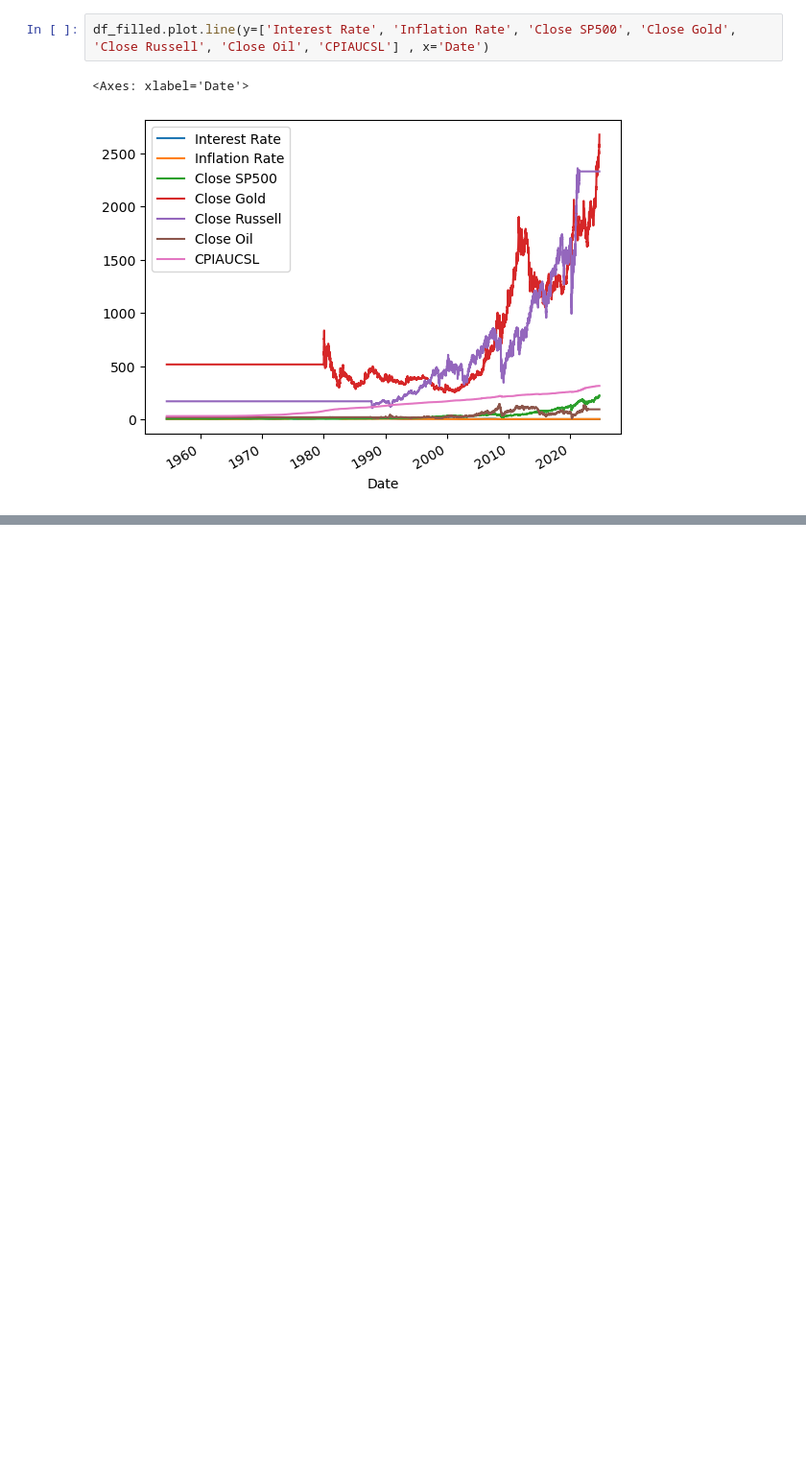
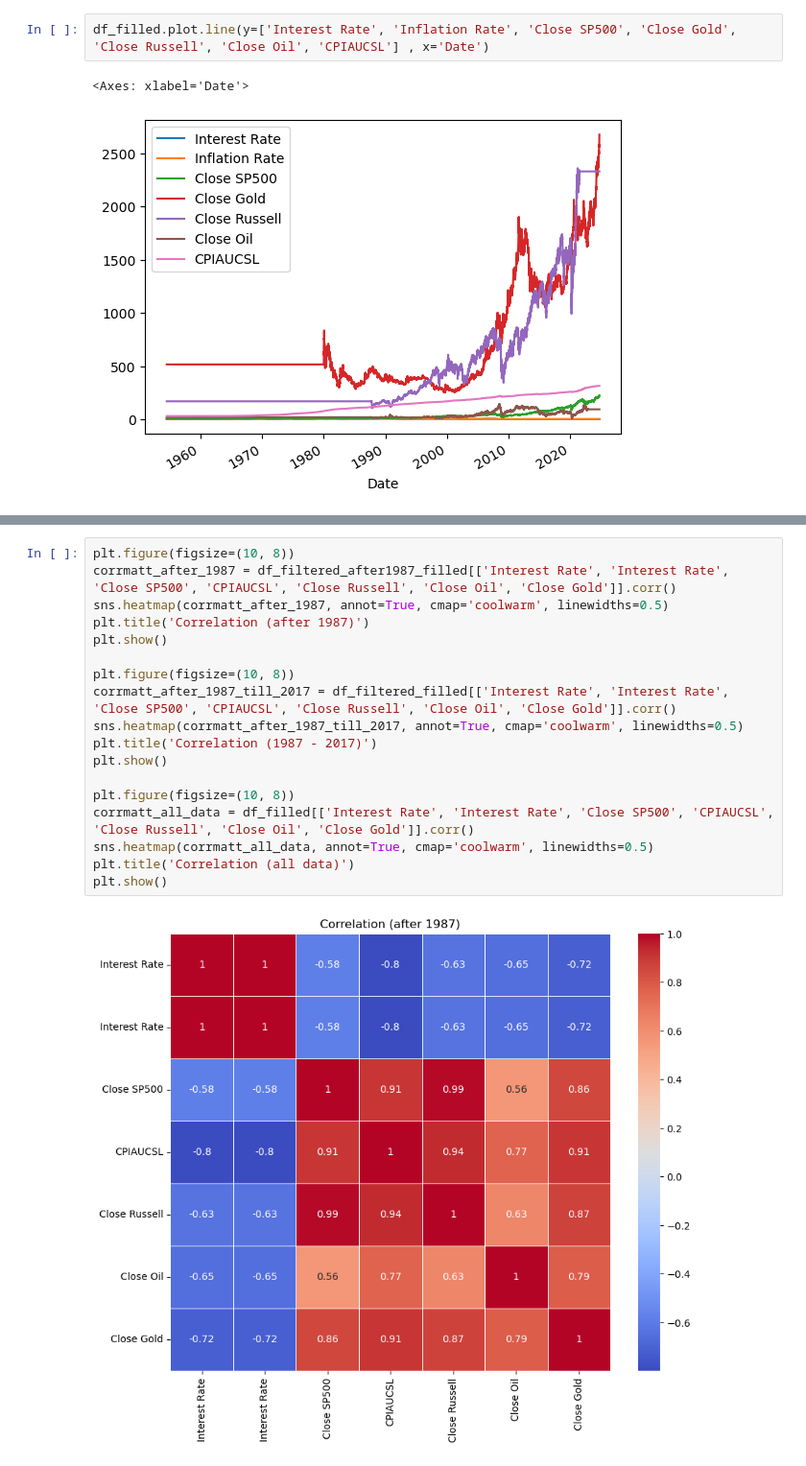
Before and after one commit to badranyoussef/bi-exam-project-stock, a Jupyter notebook: notebooks/ExamProject.ipynb, the cells around one changed output, grey strips where cells are left out. Shown: that part at 96% size. Cells and saved outputs as stored; diff of their text form; blank space fills up the shorter version.

Commit message:
data cleaned

```diff
--- a/notebooks/ExamProject.ipynb
+++ b/notebooks/ExamProject.ipynb
@@ -338,0 +404,20 @@ df_filled.plot.line(y=['Interest Rate', 'Inflation Rate', 'Close SP500', 'Close
+# %%
+plt.figure(figsize=(10, 8))
+corrmatt_after_1987 = df_filtered_after1987_filled[['Interest Rate', 'Interest Rate', 'Close SP500', 'CPIAUCSL', 'Close Russell', 'Close Oil', 'Close Gold']].corr()
+sns.heatmap(corrmatt_after_1987, annot=True, cmap='coolwarm', linewidths=0.5)
+plt.title('Correlation (after 1987)')
+plt.show()
+
+plt.figure(figsize=(10, 8))
+corrmatt_after_1987_till_2017 = df_filtered_filled[['Interest Rate', 'Interest Rate', 'Close SP500', 'CPIAUCSL', 'Close Russell', 'Close Oil', 'Close Gold']].corr()
+sns.heatmap(corrmatt_after_1987_till_2017, annot=True, cmap='coolwarm', linewidths=0.5)
+plt.title('Correlation (1987 - 2017)')
+plt.show()
+
+plt.figure(figsize=(10, 8))
+corrmatt_all_data = df_filled[['Interest Rate', 'Interest Rate', 'Close SP500', 'CPIAUCSL', 'Close Russell', 'Close Oil', 'Close Gold']].corr()
+sns.heatmap(corrmatt_all_data, annot=True, cmap='coolwarm', linewidths=0.5)
+plt.title('Correlation (all data)')
+plt.show()
+# %% [output]
+[figure, added]
```
Also changed, not shown: parts of 19 cells of this notebook, 4 other files.
